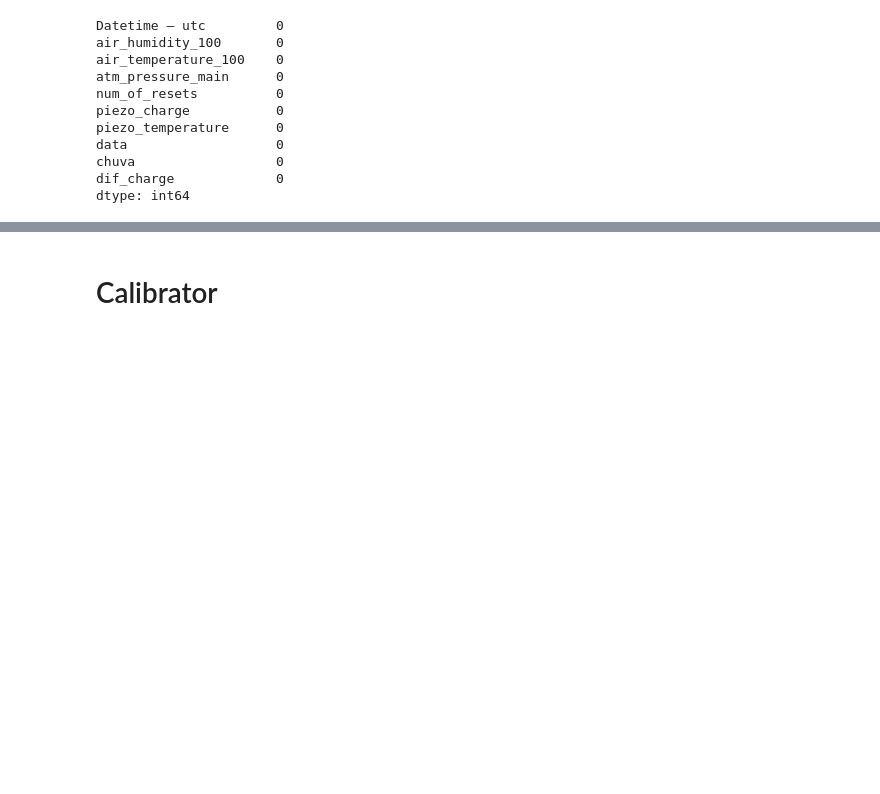
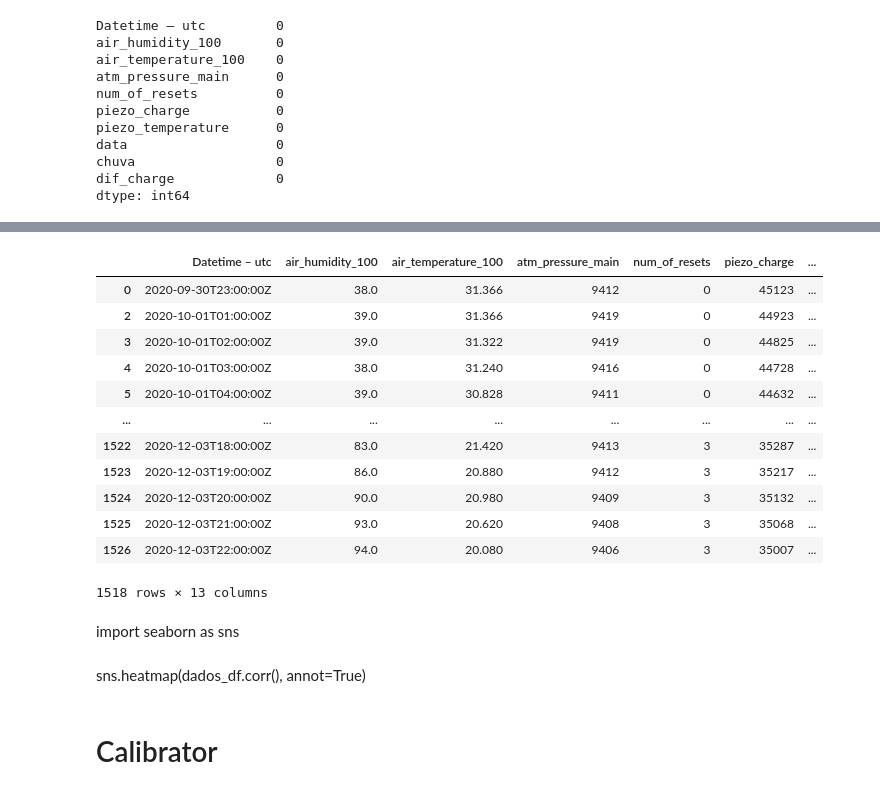
Before and after one commit to FollowingTheRabbit/Rain, a Jupyter notebook: src/analyse.ipynb, the cells around one changed output, grey strips where cells are left out. Drawn from its saved outputs; the diff is of its cells as text; code cells hidden in the pictures; blank space fills up the shorter version.

```diff
--- a/src/analyse.ipynb
+++ b/src/analyse.ipynb
@@ -147,6 +153,5 @@ NameError: name 'sns' is not defined
 # %%
 dados_df[['piezo_temperature','air_temperature_100']]
-ax = (dados_df['air_temperature_100'] - dados_df['piezo_temperature'].astype(float)).plot(label='dif-temp')
-dados_df[['air_humidity_100']].plot(ax=ax)
-plt.legend()
-#dados_df.dtypes
+dados_df['dif_temp'] = dados_df['air_temperature_100'] - dados_df['piezo_temperature'].astype(float)
+
+dados_df['extra'] = dados_df.dif_temp*dados_df.dif_charge
@@ -157,3 +158,25 @@ sns.heatmap(dados_df.corr(), annot=True)
+# %%
+dados_df['precp'] = dados_df.chuva.apply(lambda x: 0 if x==0.0 else 1 if x<= 1 else 2 if x<=2.5 else 3)
+# %%
+dados_df
+# %% [output]
+|  | Datetime – utc | air_humidity_100 | air_temperature_100 | atm_pressure_main | num_of_resets | piezo_charge | ... |
+| 0 | 2020-09-30T23:00:00Z | 38.0 | 31.366 | 9412 | 0 | 45123 | ... |
+| 2 | 2020-10-01T01:00:00Z | 39.0 | 31.366 | 9419 | 0 | 44923 | ... |
+| 3 | 2020-10-01T02:00:00Z | 39.0 | 31.322 | 9419 | 0 | 44825 | ... |
+| 4 | 2020-10-01T03:00:00Z | 38.0 | 31.240 | 9416 | 0 | 44728 | ... |
+| 5 | 2020-10-01T04:00:00Z | 39.0 | 30.828 | 9411 | 0 | 44632 | ... |
+| ... | ... | ... | ... | ... | ... | ... | ... |
+| 1522 | 2020-12-03T18:00:00Z | 83.0 | 21.420 | 9413 | 3 | 35287 | ... |
+| 1523 | 2020-12-03T19:00:00Z | 86.0 | 20.880 | 9412 | 3 | 35217 | ... |
+| 1524 | 2020-12-03T20:00:00Z | 90.0 | 20.980 | 9409 | 3 | 35132 | ... |
+| 1525 | 2020-12-03T21:00:00Z | 93.0 | 20.620 | 9408 | 3 | 35068 | ... |
+| 1526 | 2020-12-03T22:00:00Z | 94.0 | 20.080 | 9406 | 3 | 35007 | ... |
+1518 rows × 13 columns
+# %% [markdown]
+import seaborn as sns
+# %% [markdown]
+sns.heatmap(dados_df.corr(), annot=True)
 # %% [markdown]
 # Calibrator
 # %%
```
Also changed, not shown: parts of 61 cells of this notebook.
